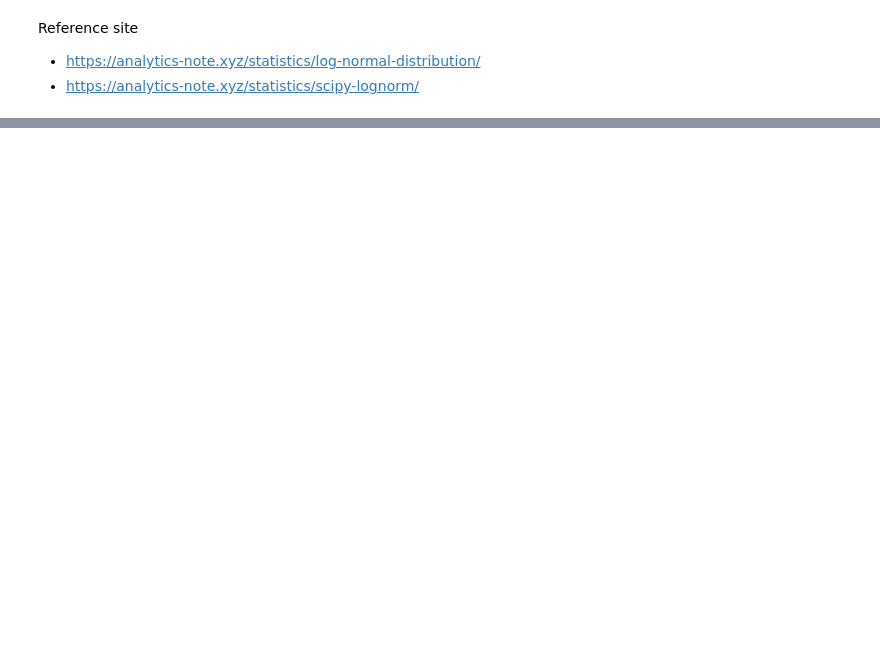
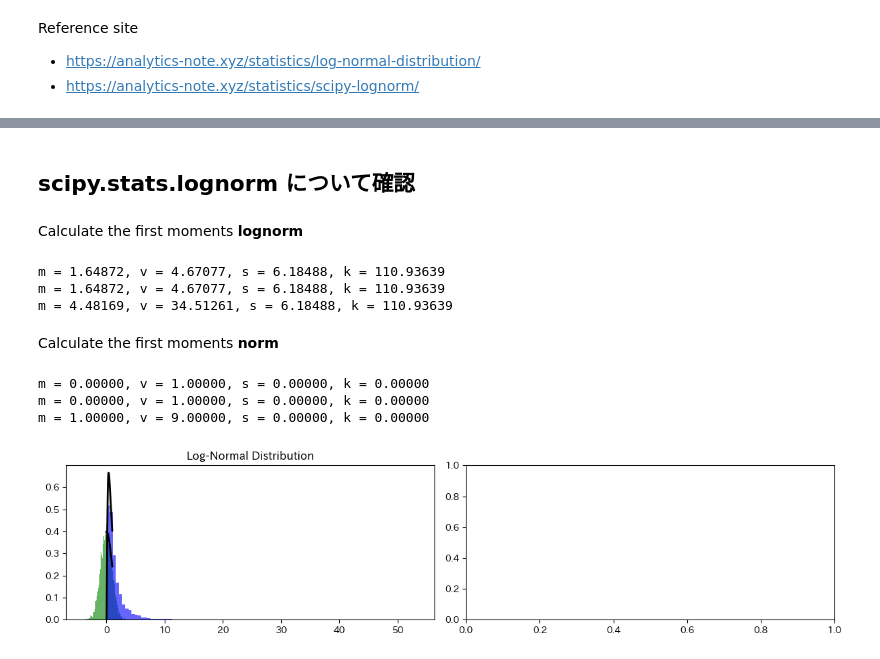
Before and after one commit to akmiccom/statistics, a Jupyter notebook: logNorm/test.ipynb, the cells around one changed output, grey strips where cells are left out. Cells and saved outputs as stored; diff of their text form; code cells hidden in the pictures; blank space fills up the shorter version.

```diff
--- a/logNorm/test.ipynb
+++ b/logNorm/test.ipynb
@@ -214,0 +133,2 @@ array([0.00000000e+000, 0.00000000e+000, 0.00000000e+000, 0.00000000e+000,
+# %% [markdown]
+## scipy.stats.lognorm について確認
@@ -214,0 +139,76 @@ array([0.00000000e+000, 0.00000000e+000, 0.00000000e+000, 0.00000000e+000,
+# %% [markdown]
+Calculate the first moments **lognorm**
+# %%
+s = 1
+mean, var, skew, kurt = lognorm.stats(s, moments='mvsk')
+print(f'm = {mean:.05f}, v = {var:.05f}, s = {skew:.05f}, k = {kurt:.05f}')
+
+mu = 0
+scale = np.exp(mu)
+mean, var, skew, kurt = lognorm.stats(s=s, scale=scale, moments='mvsk')
+print(f'm = {mean:.05f}, v = {var:.05f}, s = {skew:.05f}, k = {kurt:.05f}')
+
+mu = 1
+scale = np.exp(mu)
+mean, var, skew, kurt = lognorm.stats(s=s, scale=scale, moments='mvsk')
+print(f'm = {mean:.05f}, v = {var:.05f}, s = {skew:.05f}, k = {kurt:.05f}')
+# %% [output]
+m = 1.64872, v = 4.67077, s = 6.18488, k = 110.93639
+m = 1.64872, v = 4.67077, s = 6.18488, k = 110.93639
+m = 4.48169, v = 34.51261, s = 6.18488, k = 110.93639
+# %% [markdown]
+Calculate the first moments **norm**
+# %%
+mean, var, skew, kurt = norm.stats(moments='mvsk')
+print(f'm = {mean:.05f}, v = {var:.05f}, s = {skew:.05f}, k = {kurt:.05f}')
+
+mu, sigma = 0, 1
+mean, var, skew, kurt = norm.stats(loc=mu, scale=sigma, moments='mvsk')
+print(f'm = {mean:.05f}, v = {var:.05f}, s = {skew:.05f}, k = {kurt:.05f}')
+
+mu, sigma = 1, 3
+mean, var, skew, kurt = norm.stats(mu, sigma, moments='mvsk')
+print(f'm = {mean:.05f}, v = {var:.05f}, s = {skew:.05f}, k = {kurt:.05f}')
+# %% [output]
+m = 0.00000, v = 1.00000, s = 0.00000, k = 0.00000
+m = 0.00000, v = 1.00000, s = 0.00000, k = 0.00000
+m = 1.00000, v = 9.00000, s = 0.00000, k = 0.00000
+# %%
+import numpy as np
+import matplotlib.pyplot as plt
+from scipy.stats import norm, lognorm
+
+# 標準正規分布のパラメータ
+mu = 0    # 平均
+sigma = 1 # 標準偏差
+
+# 標準正規分布からデータを生成
+norm_data = norm.rvs(loc=mu, scale=sigma, size=10000)
+
+# 対数変換して対数正規分布を生成
+lognorm_data = np.exp(norm_data)
+
+# ヒストグラムをプロット
+fig, axs = plt.subplots(1, 2, figsize=(12, 3))
+
+# 標準正規分布のヒストグラム
+axs[0].hist(norm_data, bins=100, density=True, alpha=0.6, color='g')
+xmin, xmax = plt.xlim()
+x = np.linspace(xmin, xmax, 100)
+p = norm.pdf(x, mu, sigma)
+axs[0].plot(x, p, 'k', linewidth=2)
+axs[0].set_title('Standard Normal Distribution')
+
+# 対数正規分布のヒストグラム
+axs[0].hist(lognorm_data, bins=100, density=True, alpha=0.6, color='b')
+shape, loc, scale = lognorm.fit(lognorm_data, floc=0)  # 対数正規分布のパラメータをフィット
+xmin, xmax = plt.xlim()
+x = np.linspace(xmin, xmax, 100)
+p = lognorm.pdf(x, shape, loc, scale)
+axs[0].plot(x, p, 'k', linewidth=2)
+axs[0].set_title('Log-Normal Distribution')
+
+plt.tight_layout()
+plt.show()
+# %% [output]
+[figure, added]
```
Also changed, not shown: parts of 18 cells of this notebook.
